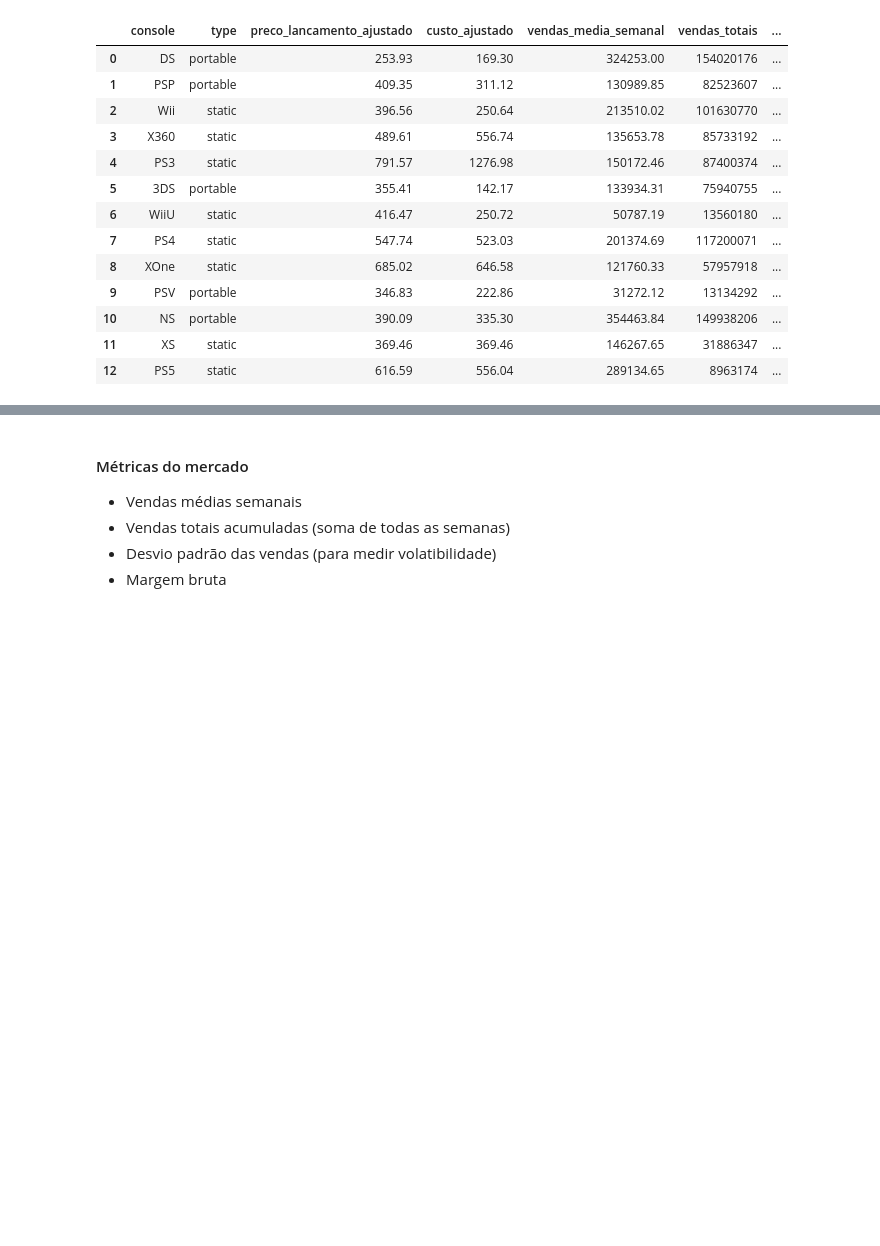
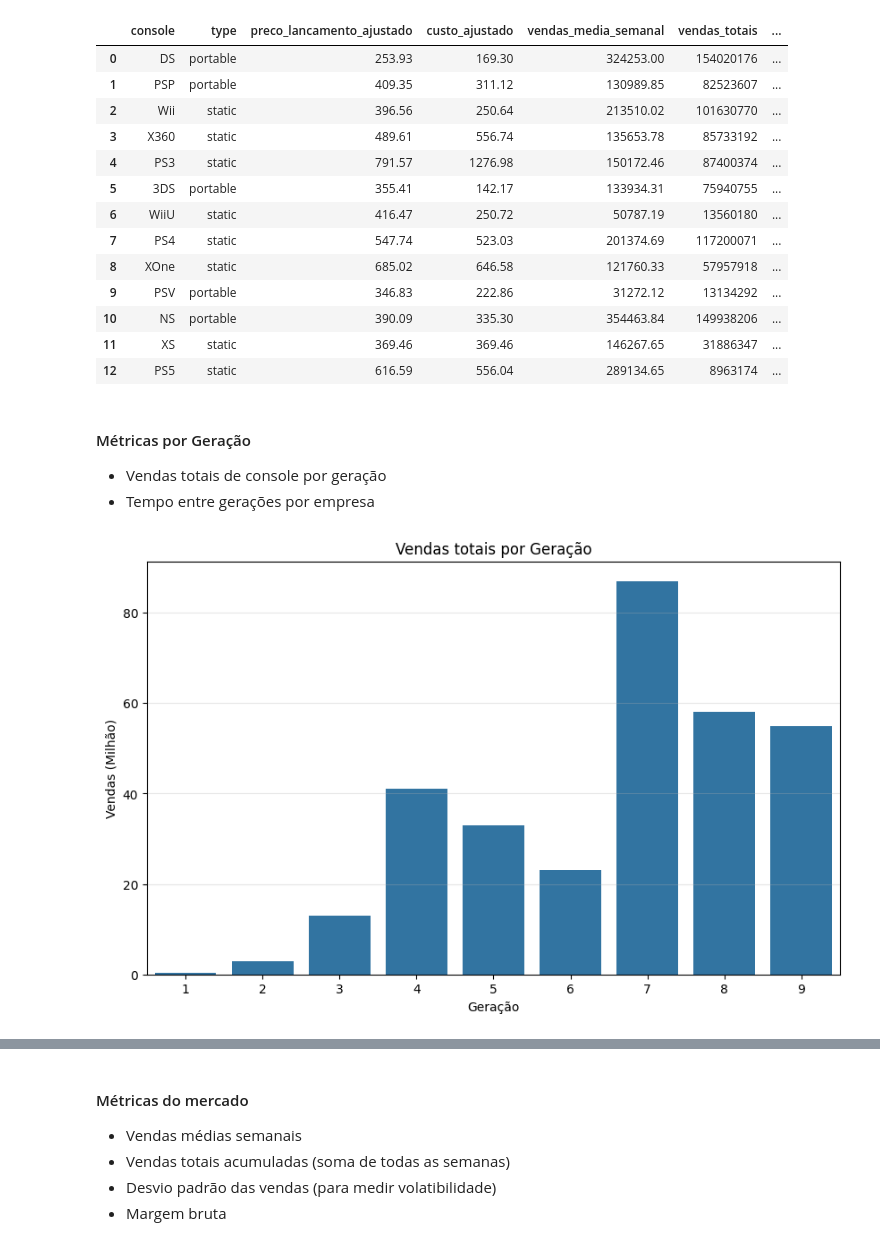
Before and after one commit to FramesPerStatistic/Console_Analyses, a Jupyter notebook: notebooks/estatisticas_basicas.ipynb, the cells around one changed output, grey strips where cells are left out. Cells and saved outputs as stored; diff of their text form; code cells hidden in the pictures; blank space fills up the shorter version.

Commit message:
ADD: Estatísticas por geração e análise de sobrevivência

```diff
--- a/notebooks/estatisticas_basicas.ipynb
+++ b/notebooks/estatisticas_basicas.ipynb
@@ -73,3 +73,24 @@ Métricas por Console:
 | 10 | NS | portable | 390.09 | 335.30 | 354463.84 | 149938206 | ... |
 | 11 | XS | static | 369.46 | 369.46 | 146267.65 | 31886347 | ... |
 | 12 | PS5 | static | 616.59 | 556.04 | 289134.65 | 8963174 | ... |
+# %% [markdown]
+#### Métricas por Geração
+
+- Vendas totais de console por geração
+- Tempo entre gerações por empresa
+# %%
+gens_df = pd.read_csv('../data/companys.csv')
+
+# Calculando média de unidades vendidas
+units_by_gen = gens_df.groupby('Generation')['Units sold (million)'].median()
+
+# Gráfico de vendas por geração
+plt.figure(figsize=(10, 6))
+sns.barplot(data=units_by_gen)
+plt.title('Vendas totais por Geração')
+plt.ylabel('Vendas (Milhão)')
+plt.xlabel('Geração')
+plt.grid(axis='y', alpha=0.3)
+plt.show()
+# %% [output]
+[figure, added]
```
Also changed, not shown: parts of 7 cells of this notebook.
